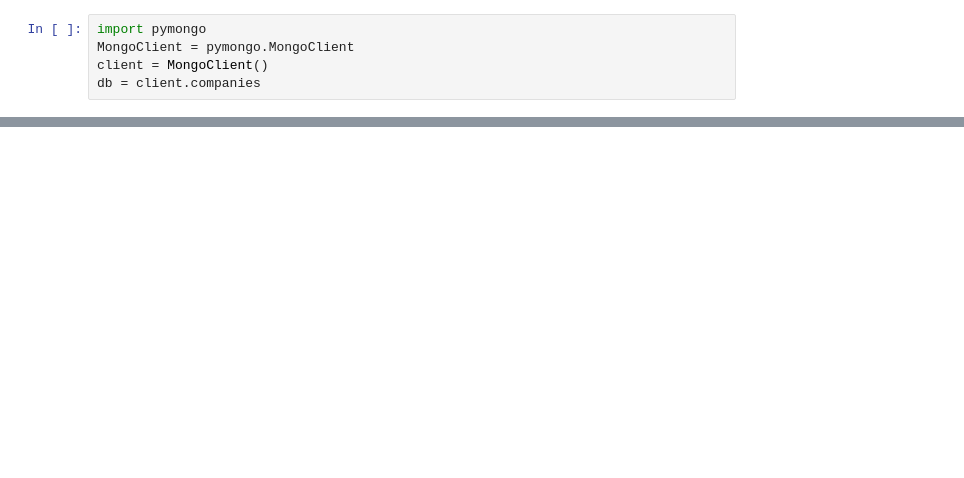
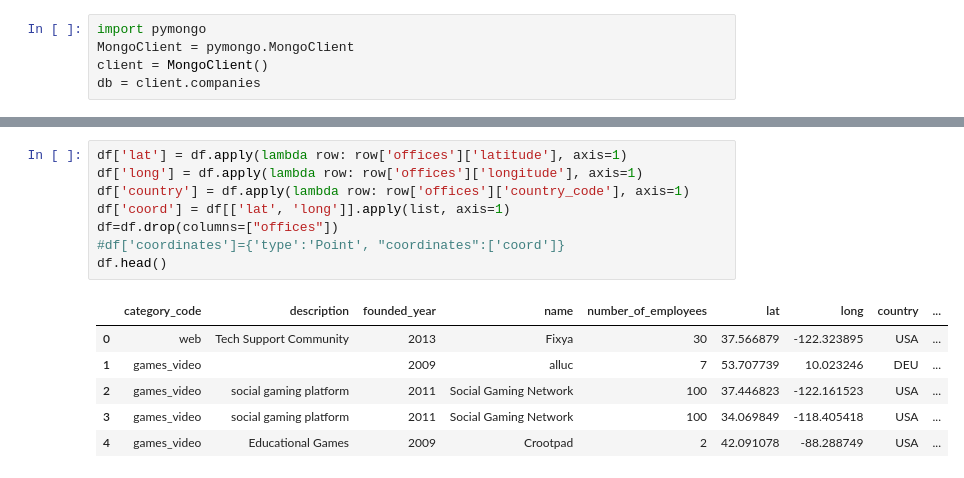
Before and after one commit to Almuglezsalcedo/datamad0119, a Jupyter notebook: module-2/tableau-project/your-code/main.ipynb, the cells around one changed output, grey strips where cells are left out. Cells and saved outputs as stored; diff of their text form; blank space fills up the shorter version.

```diff
--- a/module-2/tableau-project/your-code/main.ipynb
+++ b/module-2/tableau-project/your-code/main.ipynb
@@ -86,0 +57,15 @@ geoCompanies
+# %%
+df['lat'] = df.apply(lambda row: row['offices']['latitude'], axis=1)
+df['long'] = df.apply(lambda row: row['offices']['longitude'], axis=1)
+df['country'] = df.apply(lambda row: row['offices']['country_code'], axis=1)
+df['coord'] = df[['lat', 'long']].apply(list, axis=1)
+df=df.drop(columns=["offices"])
+#df['coordinates']={'type':'Point', "coordinates":['coord']}
+df.head()
+# %% [output]
+|  | category_code | description | founded_year | name | number_of_employees | lat | long | country | ... |
+| 0 | web | Tech Support Community | 2013 | Fixya | 30 | 37.566879 | -122.323895 | USA | ... |
+| 1 | games_video |  | 2009 | alluc | 7 | 53.707739 | 10.023246 | DEU | ... |
+| 2 | games_video | social gaming platform | 2011 | Social Gaming Network | 100 | 37.446823 | -122.161523 | USA | ... |
+| 3 | games_video | social gaming platform | 2011 | Social Gaming Network | 100 | 34.069849 | -118.405418 | USA | ... |
+| 4 | games_video | Educational Games | 2009 | Crootpad | 2 | 42.091078 | -88.288749 | USA | ... |
```
Also changed, not shown: parts of 8 cells of this notebook, 1 other file.
